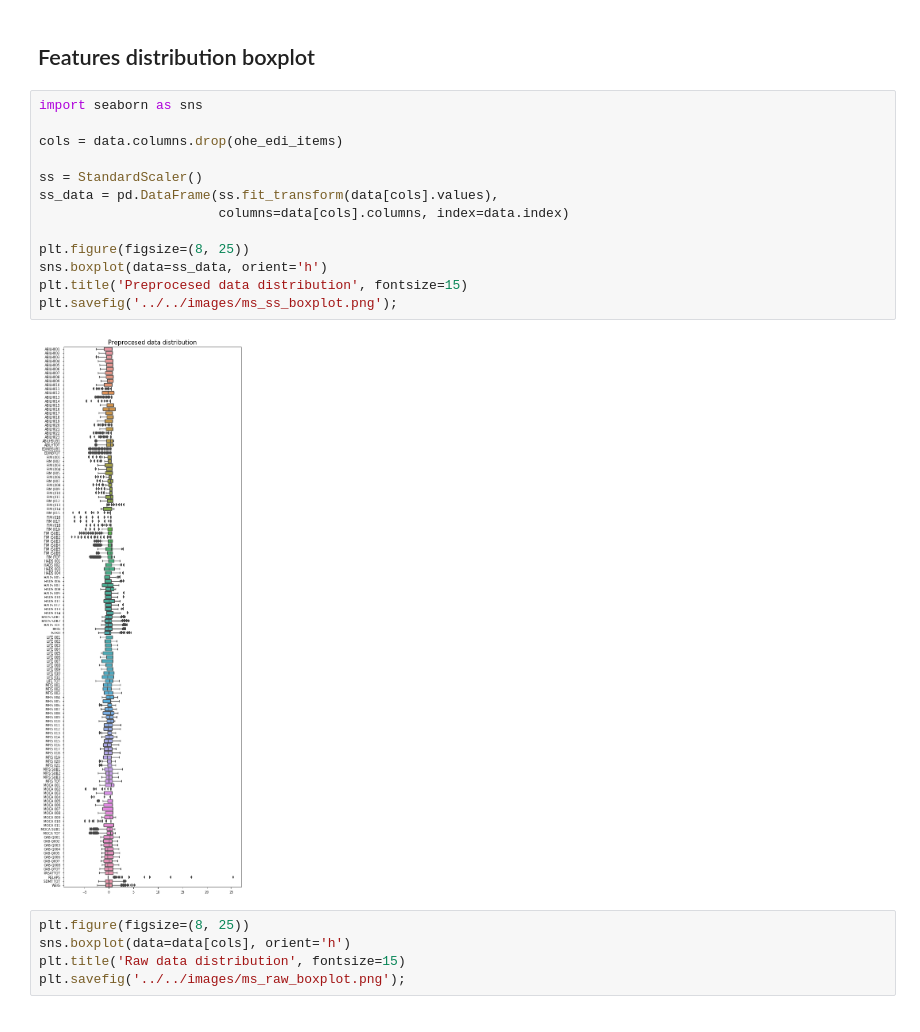
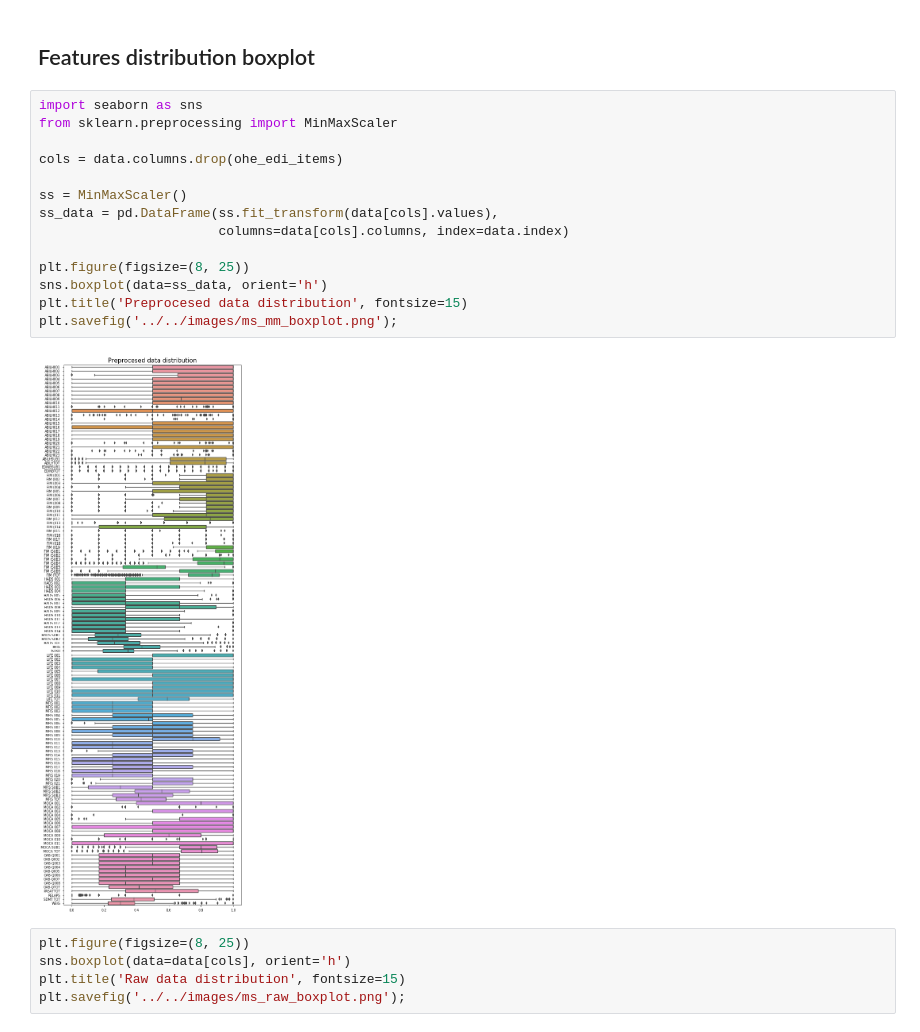
Before and after one commit to samuelefiorini/phdthesis, a Jupyter notebook: src/notebooks/chapter7/aism_EDA.ipynb, the cells around one changed output. Cells and saved outputs as stored; diff of their text form.

```diff
--- a/src/notebooks/chapter7/aism_EDA.ipynb
+++ b/src/notebooks/chapter7/aism_EDA.ipynb
@@ -253,19 +253,20 @@ data.shape
 ## Features distribution boxplot
 # %%
 import seaborn as sns
+from sklearn.preprocessing import MinMaxScaler
 
 cols = data.columns.drop(ohe_edi_items)
 
-ss = StandardScaler()
+ss = MinMaxScaler()
 ss_data = pd.DataFrame(ss.fit_transform(data[cols].values),
                        columns=data[cols].columns, index=data.index)
 
 plt.figure(figsize=(8, 25))
 sns.boxplot(data=ss_data, orient='h')
 plt.title('Preprocesed data distribution', fontsize=15)
-plt.savefig('../../images/ms_ss_boxplot.png');
+plt.savefig('../../images/ms_mm_boxplot.png');
 # %% [output]
-[figure, old version]
+[figure, new version]
 # %%
 plt.figure(figsize=(8, 25))
 sns.boxplot(data=data[cols], orient='h')
```
Also changed, not shown: parts of 4 cells of this notebook, 17 other files.
